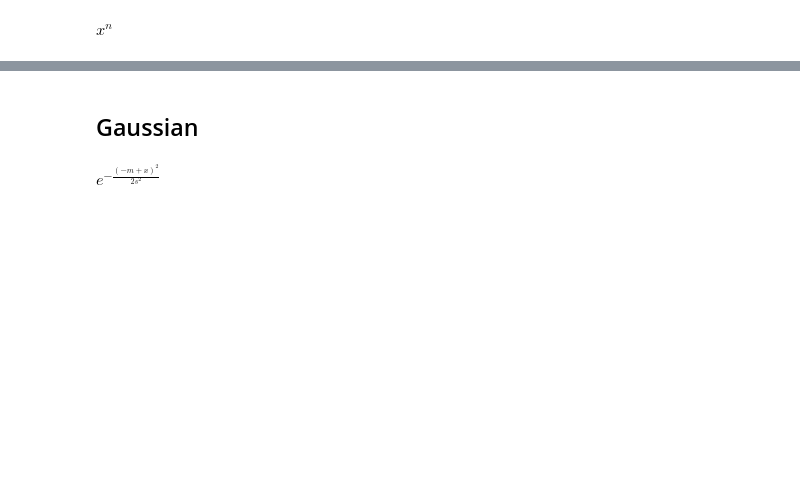
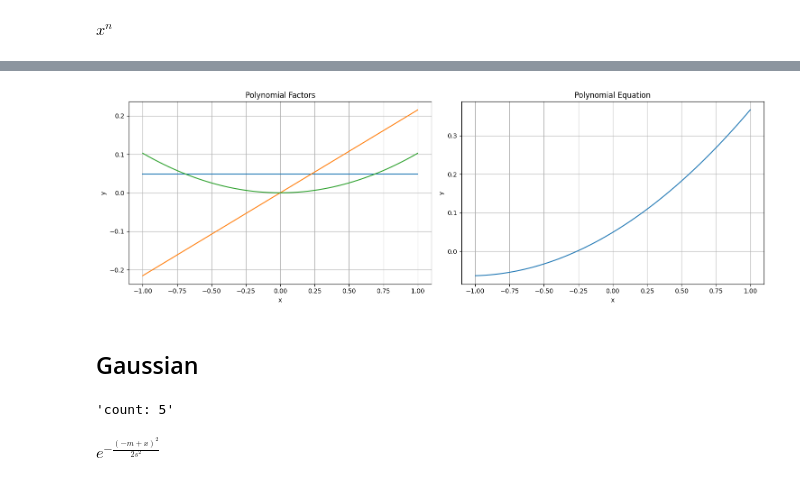
Before and after one commit to dayan3847/machine_learning, a Jupyter notebook: dayan3847/basis_functions/basis_functions.ipynb, the cells around one changed output, grey strips where cells are left out. Saved outputs shown, nothing was run; the diff lists cells and outputs as text; code cells hidden in the pictures; blank space fills up the shorter version.

```diff
--- a/dayan3847/basis_functions/basis_functions.ipynb
+++ b/dayan3847/basis_functions/basis_functions.ipynb
@@ -97,5 +105,16 @@ plot_polynomial()
+# %%
+w_list = np.random.rand(count) - .5
+plot_polynomial(w_list)
+# %% [output]
+[figure, added]
 # %% [markdown]
 ## Gaussian
+# %%
+# Count of factors
+count: int = 5
+'count: {}'.format(count)
+# %% [output]
+'count: 5'
 # %%
 def factor_gaussian() -> sp.exp:
     # Variable
```
Also changed, not shown: parts of 30 cells of this notebook, 10 other files.
